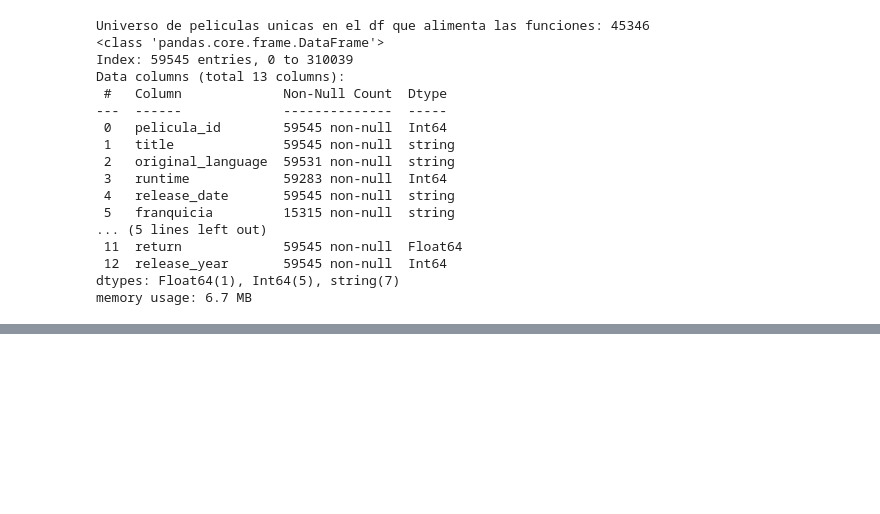
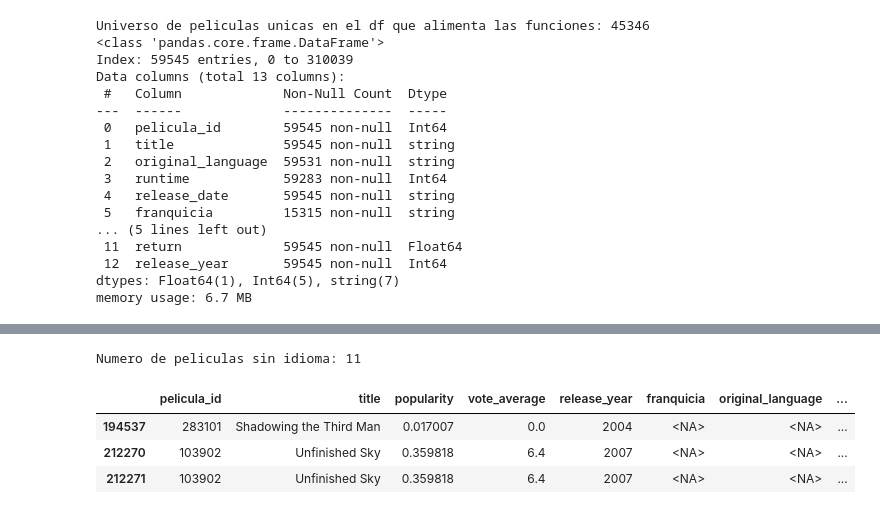
Before and after one commit to mmvvff/henry_pi_mlops, a Jupyter notebook: data_processing/04_etl_merge_datafinal.ipynb, the cells around one changed output, grey strips where cells are left out. Cells and saved outputs as stored; diff of their text form; code cells hidden in the pictures; blank space fills up the shorter version.

```diff
--- a/data_processing/04_etl_merge_datafinal.ipynb
+++ b/data_processing/04_etl_merge_datafinal.ipynb
@@ -217,0 +270,15 @@ print("Universo de peliculas unicas en el df que alimenta el modelo ml:",
+# %%
+# Evaluamos la cantidad de peliculas sin idioma
+print("Numero de peliculas sin idioma:",data_mvp_ml.loc[data_mvp_ml['original_language'].isna()==True]['pelicula_id'].nunique())
+
+# guardamos la posicion de las filas para comparar el resultado de la imputacion
+language_null_index=data_mvp_ml.loc[data_mvp_ml['original_language'].isna()==True].index
+
+# visualizamos
+data_mvp_ml.loc[data_mvp_ml['original_language'].isna()==True].head(3)
+# %% [output]
+Numero de peliculas sin idioma: 11
+|  | pelicula_id | title | popularity | vote_average | release_year | franquicia | original_language | ... |
+| 194537 | 283101 | Shadowing the Third Man | 0.017007 | 0.0 | 2004 | <NA> | <NA> | ... |
+| 212270 | 103902 | Unfinished Sky | 0.359818 | 6.4 | 2007 | <NA> | <NA> | ... |
+| 212271 | 103902 | Unfinished Sky | 0.359818 | 6.4 | 2007 | <NA> | <NA> | ... |
```
Also changed, not shown: parts of 19 cells of this notebook, 9 other files.
